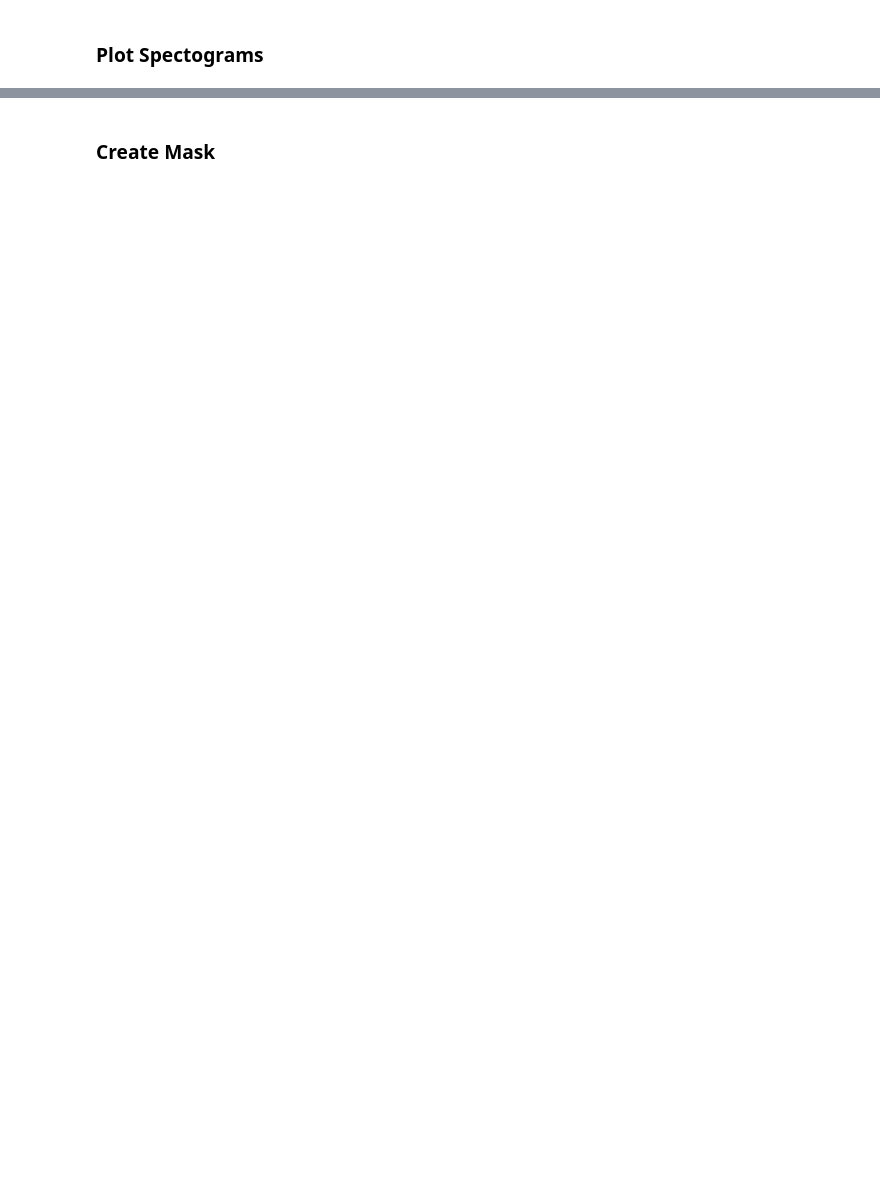
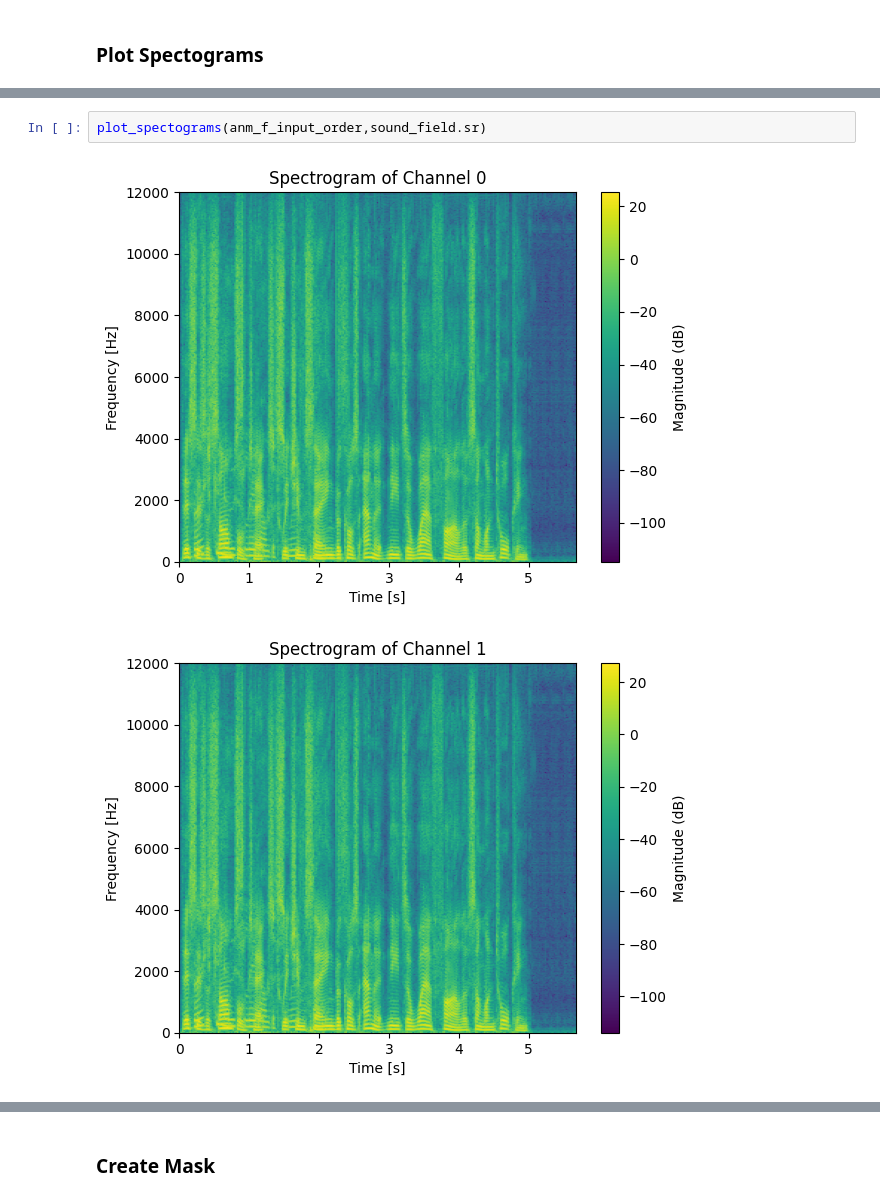
Before and after one commit to Amitmils/AmbisonicUpscaling, a Jupyter notebook: run_script_v2.ipynb, the cells around one changed output, grey strips where cells are left out. Cells and saved outputs as stored; diff of their text form; blank space fills up the shorter version.

```diff
--- a/run_script_v2.ipynb
+++ b/run_script_v2.ipynb
@@ -136,0 +188,5 @@ for channel_id in range(anm_f.shape[1]):
+# %%
+plot_spectograms(anm_f_input_order,sound_field.sr)
+# %% [output]
+[figure, added]
+[figure, added]
```
Also changed, not shown: parts of 24 cells of this notebook, 5 other files.
